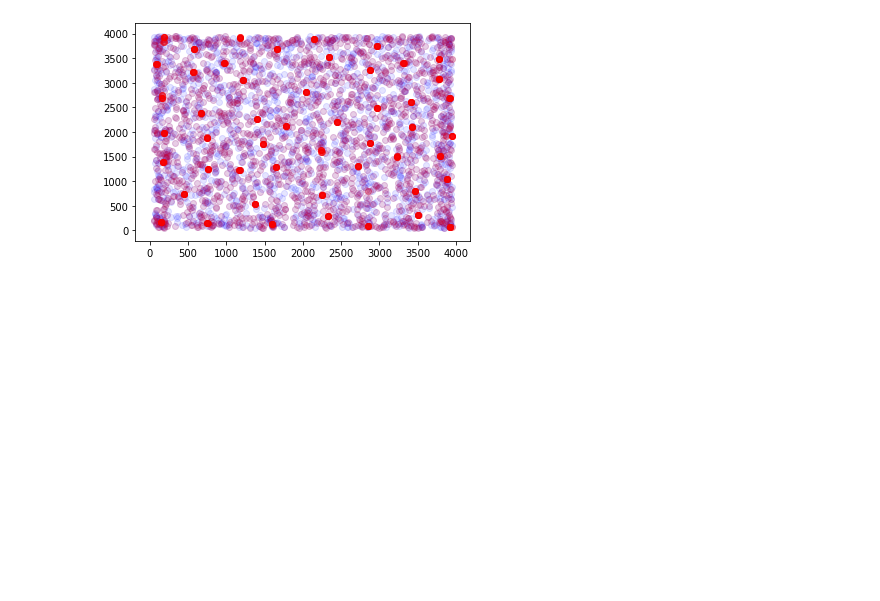
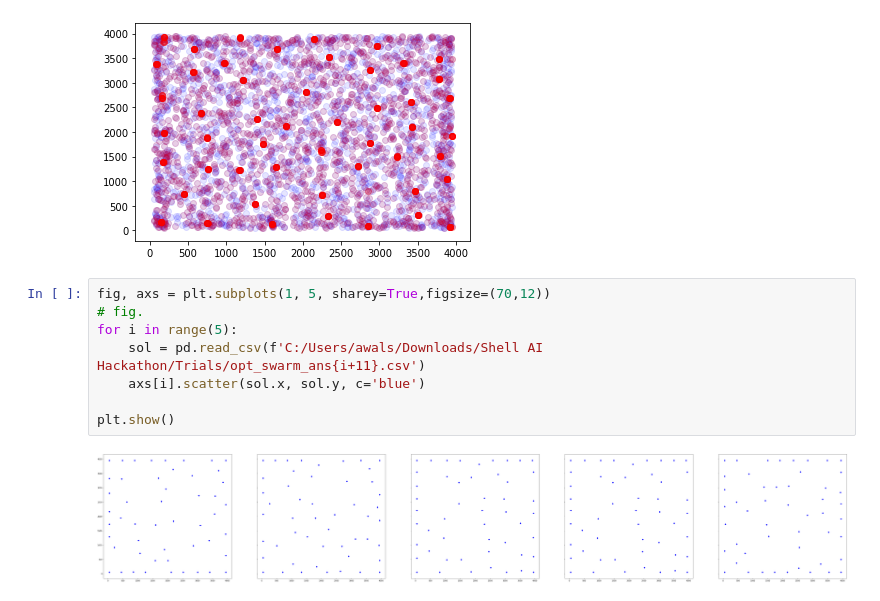
Before and after one commit to amw-18/Shell-AI-Hackathon, a Jupyter notebook: PSO/pso_swarm_visualization.ipynb, the cells around one changed output. Saved outputs shown, nothing was run; the diff lists cells and outputs as text; blank space fills up the shorter version.

```diff
--- a/PSO/pso_swarm_visualization.ipynb
+++ b/PSO/pso_swarm_visualization.ipynb
@@ -15,3 +14,13 @@ for part in swarm2:
     plt.scatter(part_xy[:,0], part_xy[:,1], alpha=0.1, c='red')
 # %% [output]
 [figure]
+# %%
+fig, axs = plt.subplots(1, 5, sharey=True,figsize=(70,12))
+# fig.
+for i in range(5):
+    sol = pd.read_csv(f'C:/Users/awals/Downloads/Shell AI Hackathon/Trials/opt_swarm_ans{i+11}.csv')
+    axs[i].scatter(sol.x, sol.y, c='blue')
+
+plt.show()
+# %% [output]
+[figure, added]
```
Also changed, not shown: parts of 2 cells of this notebook, 20 other files.
